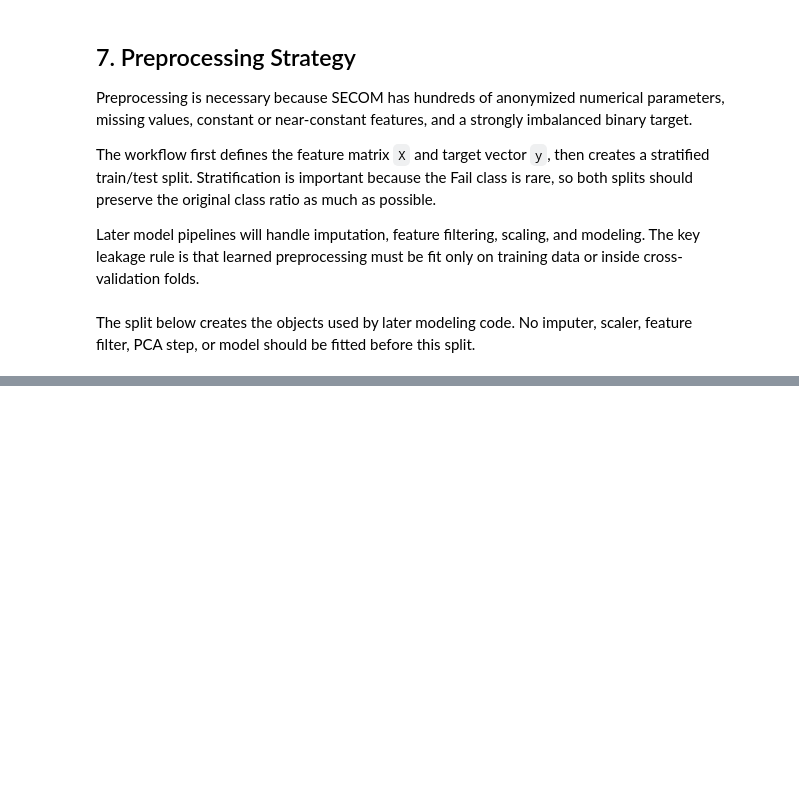
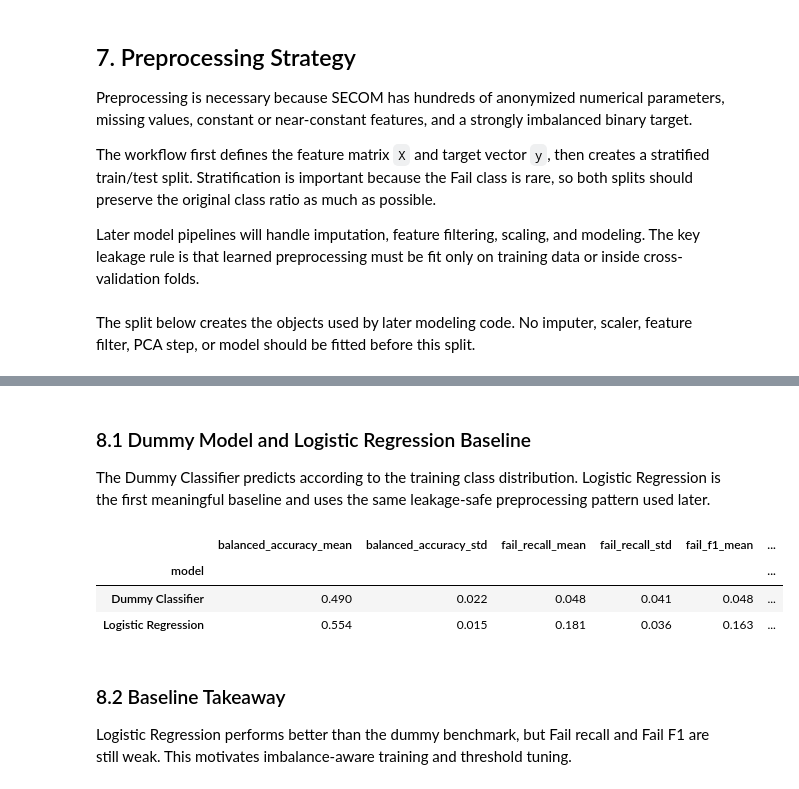
Before and after one commit to Spalding13/secom-fault-detection, a Jupyter notebook: notebooks/01_secom_fault_detection.ipynb, the cells around one changed output, grey strips where cells are left out. Saved outputs shown, nothing was run; the diff lists cells and outputs as text; code cells hidden in the pictures; blank space fills up the shorter version.

```diff
--- a/notebooks/01_secom_fault_detection.ipynb
+++ b/notebooks/01_secom_fault_detection.ipynb
@@ -1770,0 +583,47 @@ Recommended future work:
+# %% [markdown]
+### 8.1 Dummy Model and Logistic Regression Baseline
+
+The Dummy Classifier predicts according to the training class distribution. Logistic Regression is the first meaningful baseline and uses the same leakage-safe preprocessing pattern used later.
+# %%
+dummy_model = DummyClassifier(strategy="stratified", random_state=FINAL_RANDOM_STATE)
+
+log_reg_pipeline = Pipeline(steps=[
+    ("imputer", SimpleImputer(strategy="median")),
+    ("variance_filter", VarianceThreshold(threshold=0.0)),
+    ("scaler", StandardScaler()),
+    ("classifier", LogisticRegression(
+        max_iter=5000,
+        random_state=FINAL_RANDOM_STATE,
+    )),
+])
+
+baseline_models = {
+    "Dummy Classifier": dummy_model,
+    "Logistic Regression": log_reg_pipeline,
+}
+
+baseline_cv_results = pd.concat([
+    evaluate_model_cv(model_name, model, X_train, y_train, selection_cv)
+    for model_name, model in baseline_models.items()
+], ignore_index=True)
+
+baseline_cv_summary = summarize_cv_results(baseline_cv_results)
+baseline_cv_summary[[
+    "balanced_accuracy_mean",
+    "balanced_accuracy_std",
+    "fail_recall_mean",
+    "fail_recall_std",
+    "fail_f1_mean",
+    "fail_f1_std",
+    "average_precision_mean",
+    "average_precision_std",
+]].round(3)
+# %% [output]
+|  | balanced_accuracy_mean | balanced_accuracy_std | fail_recall_mean | fail_recall_std | fail_f1_mean | ... |
+| model |  |  |  |  |  | ... |
+| Dummy Classifier | 0.490 | 0.022 | 0.048 | 0.041 | 0.048 | ... |
+| Logistic Regression | 0.554 | 0.015 | 0.181 | 0.036 | 0.163 | ... |
+# %% [markdown]
+### 8.2 Baseline Takeaway
+
+Logistic Regression performs better than the dummy benchmark, but Fail recall and Fail F1 are still weak. This motivates imbalance-aware training and threshold tuning.
```
Also changed, not shown: parts of 110 cells of this notebook, 8 other files.
